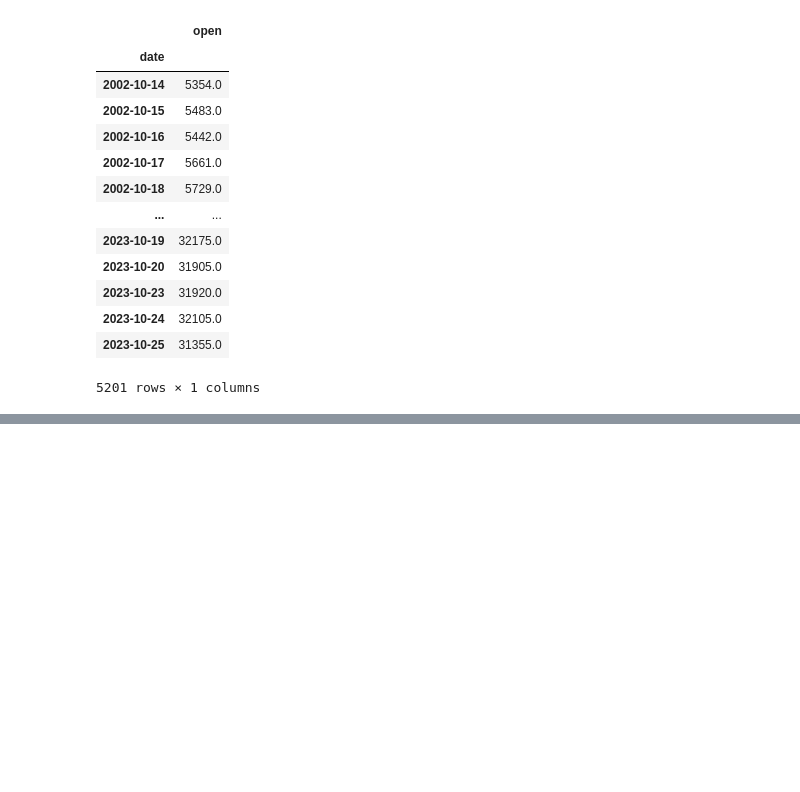
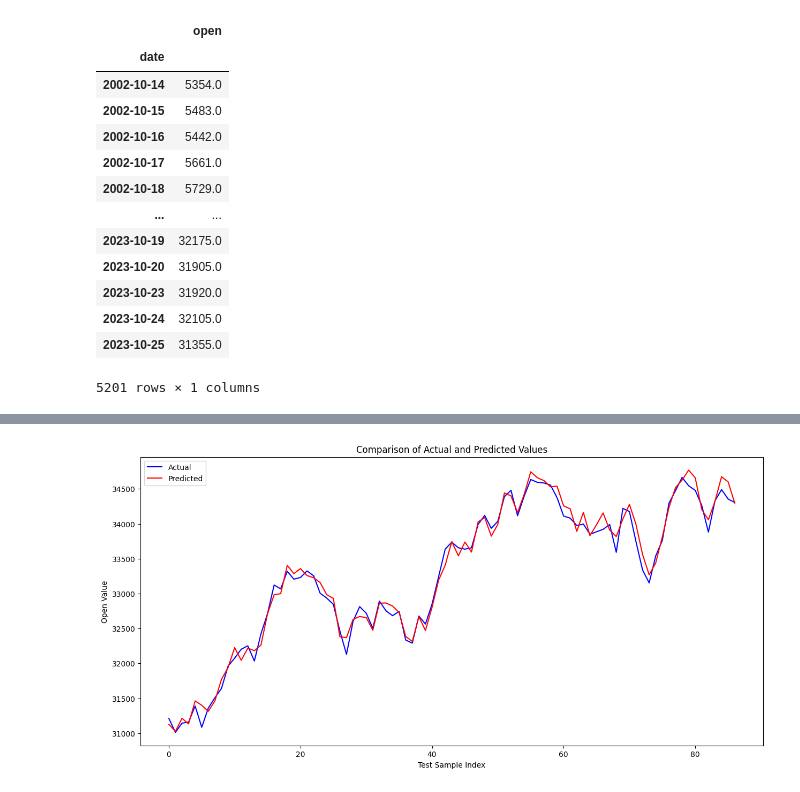
Before and after one commit to gogiri/Viking_Project, a Jupyter notebook: 프로젝트1/model/model_final.ipynb, the cells around one changed output, grey strips where cells are left out. Cells and saved outputs as stored; diff of their text form; code cells hidden in the pictures; blank space fills up the shorter version.

```diff
--- a/프로젝트1/model/model_final.ipynb
+++ b/프로젝트1/model/model_final.ipynb
@@ -233,0 +236,14 @@ plt.show()
+# %%
+# 실제값과 예측값을 시각화하기 위한 인덱스 생성
+test_indices = range(len(y_test[:87]))
+
+plt.figure(figsize=(15, 7))
+plt.plot(test_indices, y_test[:87], label='Actual', color='blue')
+plt.plot(test_indices, y_pred[:87].flatten(), label='Predicted', color='red')
+plt.title('Comparison of Actual and Predicted Values')
+plt.xlabel('Test Sample Index')
+plt.ylabel('Open Value')
+plt.legend()
+plt.show()
+# %% [output]
+[figure, added]
```
Also changed, not shown: parts of 11 cells of this notebook, 46 other files.
